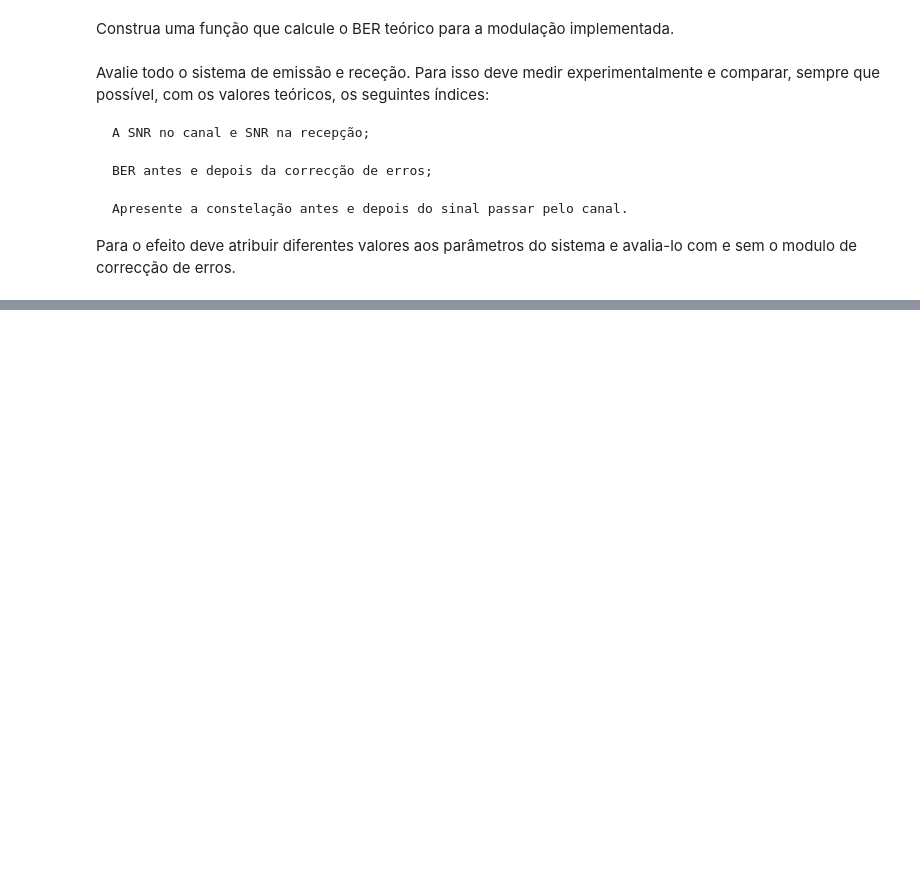
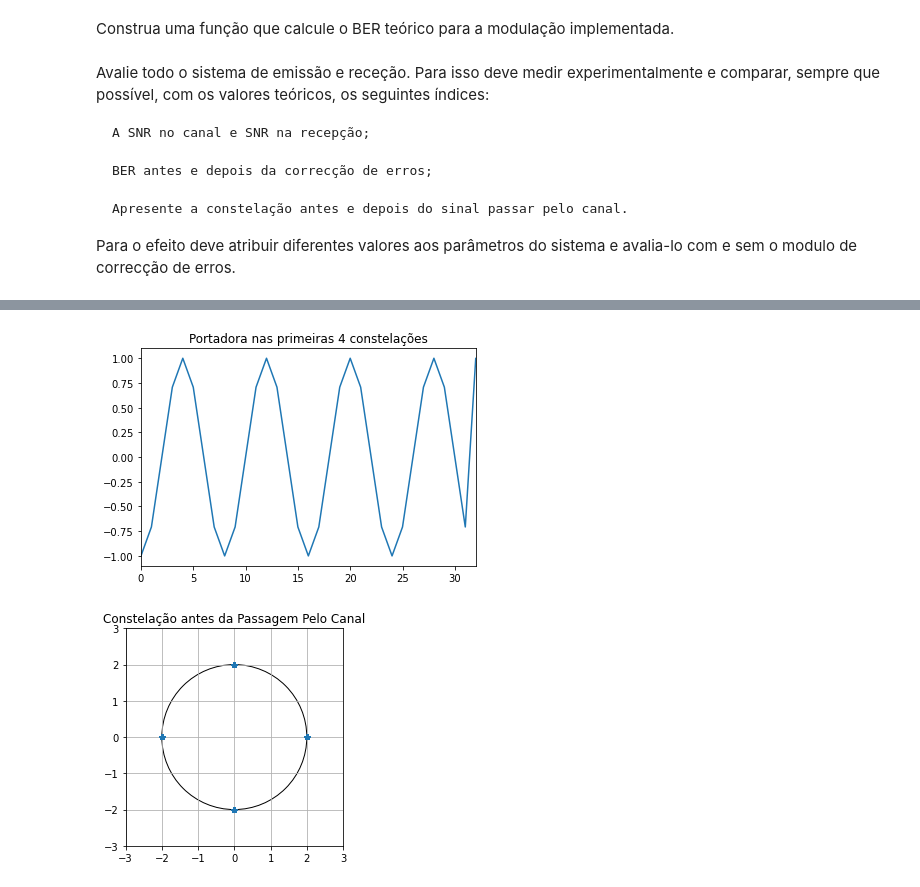
Before and after one commit to Henrique060/CPS_TPs_2022, a Jupyter notebook: TP2/cps202223_Trab2_ParteA.ipynb, the cells around one changed output, grey strips where cells are left out. Saved outputs shown, nothing was run; the diff lists cells and outputs as text; code cells hidden in the pictures; blank space fills up the shorter version.

```diff
--- a/TP2/cps202223_Trab2_ParteA.ipynb
+++ b/TP2/cps202223_Trab2_ParteA.ipynb
@@ -190,0 +443,25 @@ Para o efeito deve atribuir diferentes valores aos parâmetros do sistema e aval
+# %%
+Eb = 4
+indices_modulados = mod_QPSK(indicesBinarios_Hamming, Eb, P=8)
+
+plt.plot(indices_modulados)
+plt.xlim([0, 8*4])
+plt.title("Portadora nas primeiras 4 constelações")
+plt.show()
+
+#Verificação da constelação antes de passar pelo canal
+aux, x, y = desmod_QPSK(indices_modulados, P = 8)
+fig = plt.figure()
+ax = fig.add_subplot(111)
+plt.plot(x, y, '*')
+circle = plt.Circle((0,0), np.sqrt(Eb), fill=False)
+ax.add_patch(circle)
+plt.title("Constelação antes da Passagem Pelo Canal")
+plt.xlim(-3,3)
+plt.ylim(-3,3)
+ax.set_aspect('equal', adjustable='box')
+plt.grid()
+plt.show()
+# %% [output]
+[figure, added]
+[figure, added]
```
Also changed, not shown: parts of 22 cells of this notebook, 1 other file.
